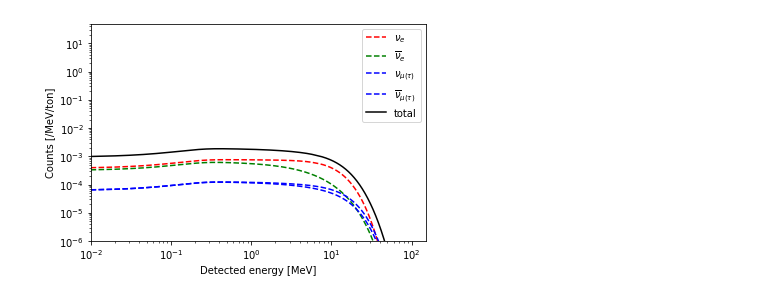
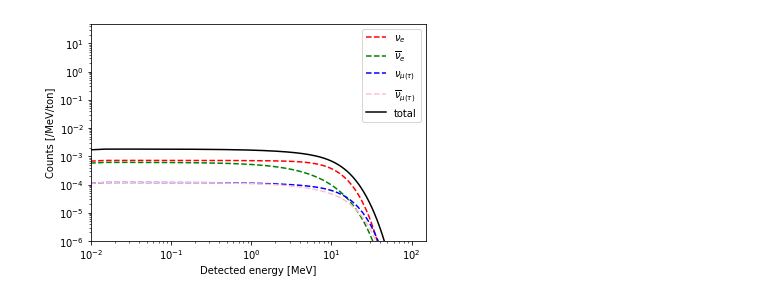
Before and after one commit to mjzurowski/sgm, a Jupyter notebook: Neutrino-LAB.ipynb, the cells around one changed output. Drawn from its saved outputs; the diff is of its cells as text; code cells hidden in the pictures.

```diff
--- a/Neutrino-LAB.ipynb
+++ b/Neutrino-LAB.ipynb
@@ -21,6 +19,6 @@ Det = DAMA()
 Model = SNv()
 # %%
 ## Supernova neutrino flux
-Ev = np.logspace(1,6,500) # Supernova neutrino energy, units of [keV]
-Ev_eV = Ev*keV
+Ev = np.logspace(-2,3,501) # Supernova neutrino energy, units of [MeV]
+Ev_eV=Ev*MeV
 # %%
@@ -153,12 +162,13 @@ density_LAB=0.863
 def quenching(T):
      eloss_file_H=np.loadtxt('snvmodels/p_in_H.dat',skiprows=8)
      eloss_file_C12=np.loadtxt('snvmodels/p_in_C12.dat',skiprows=8)
-     eloss_file_LAB = (weight_H*eloss_file_H+weight_C12*eloss_file_C12)*density_LAB
+     eloss_file_energy=eloss_file_H[:,0]
+     eloss_file_LAB = (weight_H*eloss_file_H[:,1]+weight_C12*eloss_file_C12[:,1])*density_LAB
 
      dx = 1e-4
      quenching=0
      while T > 0:
-         yy = np.interp(T,eloss_file_LAB[:,0],eloss_file_LAB[:,1],right=0)
+         yy = np.interp(T,eloss_file_energy,eloss_file_LAB,right=0)
          dE=yy*dx
          if T > dE:
              quenching += 1/(1+0.01*yy)*dE
@@ -175,4 +185,5 @@ plt.plot(T,T_p,'b',label=r'Quenching')
 plt.yscale('log')
 plt.xscale('log')
 plt.legend()
+plt.savefig('fig/pES_quenching.pdf',format='pdf')
 # %% [output]
@@ -227,45 +315,66 @@ Number of events for SABRE South (10t) with a threshold of 0.02 MeV:  2.69317076
 #Ed = np.logspace(np.log10(0.1),np.log10(10),500)
 #true recoil energy spectrum
 num=10000
-Ed_eES= np.linspace(0,50,num)[1:]# Nuclear recoil energy, units of keV
+Ed_eES= np.linspace(0,50,num+1)[1:]# Nuclear recoil energy, units of keV
 Ed_eES_eV = Ed_eES*MeV
-T=Det.Nuclei()
 
-rate_supernova_eES_e=np.array([(dRdEd(Ev_eV,Edi,12,'eES','supernova_e'))*MeV for Edi in Ed_eES_eV])
+rate_supernova_eES_e=np.array([(dRdEd(Ev_eV,Edi,12*MeV,'eES','supernova_e'))*MeV for Edi in Ed_eES_eV])
 #plt.plot(Ed,rate_supernova_eES,label='p_true',color='r')
 
 #gaussian smearing
-# Define the width and shape of the Gaussian function
-width = 0.03*np.sqrt(Ed_eES)*num/50
-gaussian_function = gaussian(len(Ed_eES), std=width)
-# Normalize the Gaussian function
-gaussian_function /= sum(gaussian_function)
-# Convolve the spectrum with the Gaussian function
-smeared_spectrum_e = convolve(rate_supernova_eES_e, gaussian_function, mode='same')
-plt.plot(Ed_eES, smeared_spectrum_e, label=r'$\nu_{e}$',color='r', linestyle='--')
+smeared_eES_e=np.zeros(num)
+for i in range(num):
+    t =np.arange(i-num+1,i+1)
+    smeared_eES_e[i]= -np.trapz(rate_supernova_eES_e[i-t]*g(Ed_eES[i]-Ed_eES[i-t],0,0.03*np.sqrt(Ed_eES[i-t])),Ed_eES[i-t])
+plt.plot(Ed_eES, smeared_eES_e, label=r'$\nu_{e}$',color='r', linestyle='--')
 
-rate_supernova_eES_ea=np.array([(dRdEd(Ev_eV,Edi,14,'eES','supernova_ea'))*MeV for Edi in Ed_eES_eV])
+print("Channel electron neutrino: ")
+print("Number of nue events for JUNO (20kt) with a threshold of 0.2 MeV: ", np.trapz(smeared_eES_e[Ed_eES>0.2],Ed_eES[Ed_eES>0.2])*2e4)
+print("Number of nue events for SABRE South (10t) with a threshold of 0.05 MeV: ", np.trapz(smeared_eES_e[Ed_eES>0.05],Ed_eES[Ed_eES>0.05])*10)
+print("Number of nue events for SABRE South (10t) with a threshold of 0.02 MeV: ", np.trapz(smeared_eES_e[Ed_eES>0.02],Ed_eES[Ed_eES>0.02])*10)
+
+
+rate_supernova_eES_ea=np.array([(dRdEd(Ev_eV,Edi,14*MeV,'eES','supernova_ea'))*MeV for Edi in Ed_eES_eV])
 #plt.plot(Ed,rate_supernova_eES,label='p_true',color='r')
 #gaussian smearing
-# Convolve the spectrum with the Gaussian function
-smeared_spectrum_ea = convolve(rate_supernova_eES_ea, gaussian_function, mode='same')
-plt.plot(Ed_eES, smeared_spectrum_ea, label=r'$\overline{\nu}_{e}$',color='g', linestyle='--')
+smeared_eES_ea=np.zeros(num)
+for i in range(num):
+    t =np.arange(i-num+1,i+1)
+    smeared_eES_ea[i]= -np.trapz(rate_supernova_eES_ea[i-t]*g(Ed_eES[i]-Ed_eES[i-t],0,0.03*np.sqrt(Ed_eES[i-t])),Ed_eES[i-t])
+plt.plot(Ed_eES, smeared_eES_ea, label=r'$\overline{\nu}_{e}$',color='g', linestyle='--')
+print("Channel electron antineutrino: ")
+print("Number of events for JUNO (20kt) with a threshold of 0.2 MeV: ", np.trapz(smeared_eES_ea[Ed_eES>0.2],Ed_eES[Ed_eES>0.2])*2e4)
+print("Number of events for SABRE South (10t) with a threshold of 0.05 MeV: ", np.trapz(smeared_eES_ea[Ed_eES>0.05],Ed_eES[Ed_eES>0.05])*10)
+print("Number of events for SABRE South (10t) with a threshold of 0.02 MeV: ", np.trapz(smeared_eES_ea[Ed_eES>0.02],Ed_eES[Ed_eES>0.02])*10)
 
-rate_supernova_eES_mu=np.array([(dRdEd(Ev_eV,Edi,16,'eES','supernova_mu'))*MeV for Edi in Ed_eES_eV])
+
+rate_supernova_eES_mu=np.array([(dRdEd(Ev_eV,Edi,16*MeV,'eES','supernova_mu'))*MeV for Edi in Ed_eES_eV])
 #plt.plot(Ed,rate_supernova_eES,label='p_true',color='r')
 #gaussian smearing
-# Convolve the spectrum with the Gaussian function
-smeared_spectrum_mu = convolve(rate_supernova_eES_mu, gaussian_function, mode='same')
-plt.plot(Ed_eES, smeared_spectrum_mu, label=r'$\nu_{\mu(\tau)}$',color='b', linestyle='--')
+smeared_eES_mu=np.zeros(num)
+for i in range(num):
+    t =np.arange(i-num+1,i+1)
+    smeared_eES_mu[i]= -np.trapz(rate_supernova_eES_mu[i-t]*g(Ed_eES[i]-Ed_eES[i-t],0,0.03*np.sqrt(Ed_eES[i-t])),Ed_eES[i-t])
+plt.plot(Ed_eES, smeared_eES_mu, label=r'$\nu_{\mu(\tau)}$',color='b', linestyle='--')
 
-rate_supernova_eES_mua=np.array([(dRdEd(Ev_eV,Edi,16,'eES','supernova_mua'))*MeV for Edi in Ed_eES_eV])
+rate_supernova_eES_mua=np.array([(dRdEd(Ev_eV,Edi,16*MeV,'eES','supernova_mua'))*MeV for Edi in Ed_eES_eV])
 #plt.plot(Ed,rate_supernova_eES,label='p_true',color='r')
 #gaussian smearing
-# Convolve the spectrum with the Gaussian function
-smeared_spectrum_mua = convolve(rate_supernova_eES_mua, gaussian_function, mode='same')
-plt.plot(Ed_eES, smeared_spectrum_mua, label=r'$\overline{\nu}_{\mu(\tau)}$',color='b', linestyle='--')
+smeared_eES_mua=np.zeros(num)
+for i in range(num):
+    t =np.arange(i-num+1,i+1)
+    smeared_eES_mua[i]= -np.trapz(rate_supernova_eES_mua[i-t]*g(Ed_eES[i]-Ed_eES[i-t],0,0.03*np.sqrt(Ed_eES[i-t])),Ed_eES[i-t])
+plt.plot(Ed_eES, smeared_eES_mua, label=r'$\overline{\nu}_{\mu(\tau)}$',color='pink', linestyle='--')
+print("Channel x antineutrino: ")
+print("Number of events for JUNO (20kt) with a threshold of 0.2 MeV: ", 2*np.trapz(smeared_eES_mu[Ed_eES>0.2]+smeared_eES_mua[Ed_eES>0.2],Ed_eES[Ed_eES>0.2])*2e4)
+print("Number of events for SABRE South (10t) with a threshold of 0.05 MeV: ", 2*np.trapz(smeared_eES_mu[Ed_eES>0.05]+smeared_eES_mua[Ed_eES>0.05],Ed_eES[Ed_eES>0.05])*10)
+print("Number of events for SABRE South (10t) with a threshold of 0.02 MeV: ", 2*np.trapz(smeared_eES_mu[Ed_eES>0.02]+smeared_eES_mua[Ed_eES>0.02],Ed_eES[Ed_eES>0.02])*10)
 
-smeared_eES = smeared_spectrum_e+smeared_spectrum_ea+2*smeared_spectrum_mu+2*smeared_spectrum_mua
+smeared_eES = smeared_eES_e+smeared_eES_ea+2*smeared_eES_mu+2*smeared_eES_mua
+print("Channel eES: ")
+print("Number of events for JUNO (20kt) with a threshold of 0.2 MeV: ", np.trapz(smeared_eES[Ed_eES>0.2],Ed_eES[Ed_eES>0.2])*2e4)
+print("Number of events for SABRE South (10t) with a threshold of 0.05 MeV: ", np.trapz(smeared_eES[Ed_eES>0.05],Ed_eES[Ed_eES>0.05])*10)
+print("Number of events for SABRE South (10t) with a threshold of 0.02 MeV: ", np.trapz(smeared_eES[Ed_eES>0.02],Ed_eES[Ed_eES>0.02])*10)
 plt.plot(Ed_eES, smeared_eES, label=r'total',color='black')
 
 plt.xscale('log')
@@ -275,4 +384,5 @@ plt.xlim(1e-2,1.5e2)
 plt.ylim(1e-6, 5e1)
 plt.xlabel(r"Detected energy [MeV]")
 plt.ylabel(r"Counts [/MeV/ton]")
+plt.savefig('fig/eES.pdf',format='pdf')
 # %% [output]
@@ -280 +405 @@ Text(0, 0.5, 'Counts [/MeV/ton]')
-[figure, old version]
+[figure, new version]
```
Also changed, not shown: parts of 19 cells of this notebook, 2 other files.
